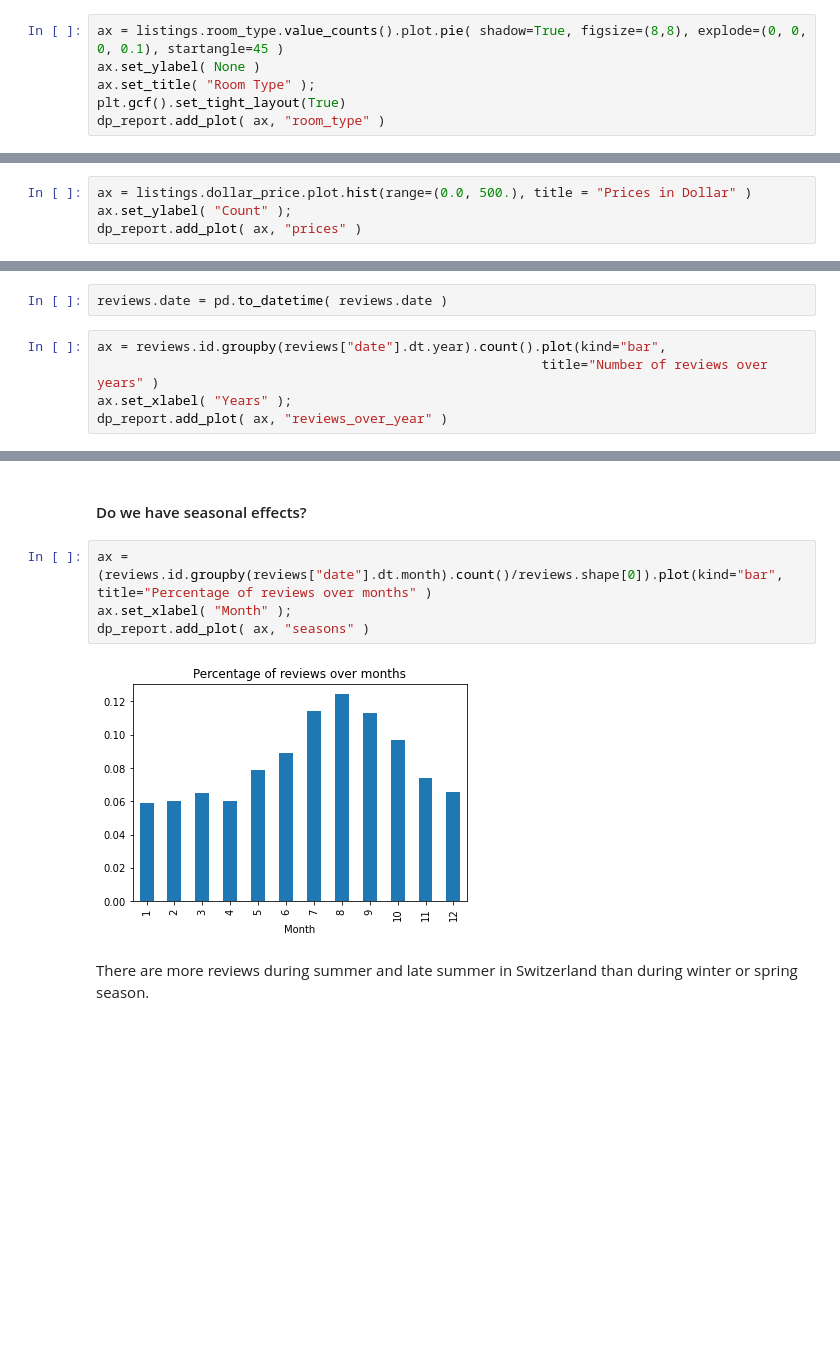
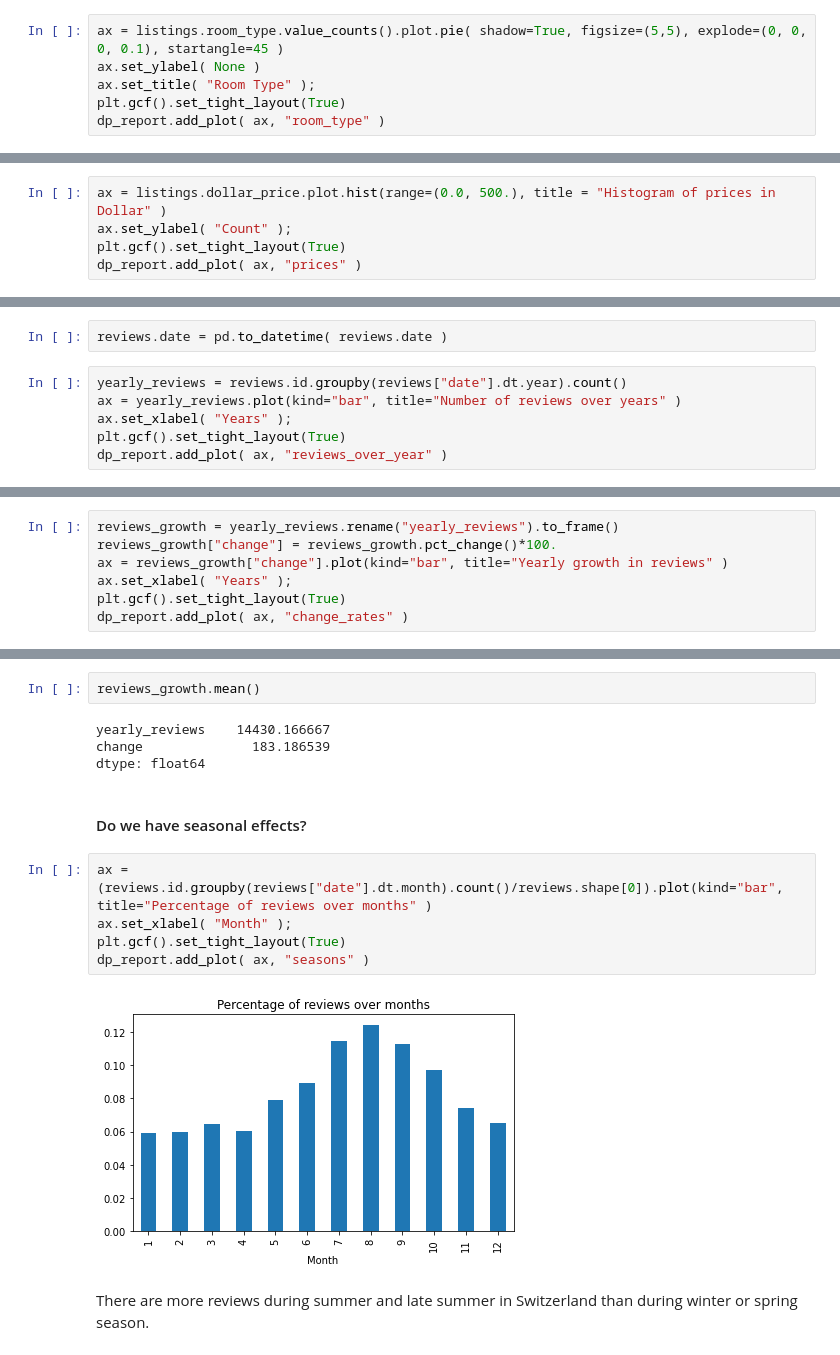
Before and after one commit to dchkeller/airbnbcase, a Jupyter notebook: airbnbcase.ipynb, the cells around one changed output, grey strips where cells are left out. Saved outputs shown, nothing was run; the diff lists cells and outputs as text; blank space fills up the shorter version.

```diff
--- a/airbnbcase.ipynb
+++ b/airbnbcase.ipynb
@@ -253,7 +253,7 @@ Name: room_type, dtype: float64
 # %% [markdown]
 Two thirds of the listings are entire homes. 29% are private rooms. Shared rooms and hotel rooms are negligible.
 # %%
-ax = listings.room_type.value_counts().plot.pie( shadow=True, figsize=(8,8), explode=(0, 0, 0, 0.1), startangle=45 )
+ax = listings.room_type.value_counts().plot.pie( shadow=True, figsize=(5,5), explode=(0, 0, 0, 0.1), startangle=45 )
 ax.set_ylabel( None )
 ax.set_title( "Room Type" );
 plt.gcf().set_tight_layout(True)
@@ -530,7 +530,8 @@ listings['dollar_price'].replace( 0.0, listings.dollar_price.mean(), inplace=Tru
 # %% [markdown]
 How are the prices distributed in the market?
 # %%
-ax = listings.dollar_price.plot.hist(range=(0.0, 500.), title = "Prices in Dollar" )
+ax = listings.dollar_price.plot.hist(range=(0.0, 500.), title = "Histogram of prices in Dollar" )
 ax.set_ylabel( "Count" );
+plt.gcf().set_tight_layout(True)
 dp_report.add_plot( ax, "prices" )
 # %% [output]
@@ -542,8 +543,9 @@ Reviews have grown since the beginning of the date-Series:
 # %%
 reviews.date = pd.to_datetime( reviews.date )
 # %%
-ax = reviews.id.groupby(reviews["date"].dt.year).count().plot(kind="bar",
-                                                         title="Number of reviews over years" )
+yearly_reviews = reviews.id.groupby(reviews["date"].dt.year).count()
+ax = yearly_reviews.plot(kind="bar", title="Number of reviews over years" )
 ax.set_xlabel( "Years" );
+plt.gcf().set_tight_layout(True)
 dp_report.add_plot( ax, "reviews_over_year" )
 # %% [output]
@@ -552,0 +557,7 @@ The highest number of reviews is in 2019. 2020 shows a massive reduction of revi
+# %%
+reviews_growth = yearly_reviews.rename("yearly_reviews").to_frame()
+reviews_growth["change"] = reviews_growth.pct_change()*100.
+ax = reviews_growth["change"].plot(kind="bar", title="Yearly growth in reviews" )
+ax.set_xlabel( "Years" );
+plt.gcf().set_tight_layout(True)
+dp_report.add_plot( ax, "change_rates" )
@@ -553,11 +568,18 @@ The highest number of reviews is in 2019. 2020 shows a massive reduction of revi
+# %%
+reviews_growth.mean()
+# %% [output]
+yearly_reviews    14430.166667
+change              183.186539
+dtype: float64
 # %% [markdown]
 #### Do we have seasonal effects?
 # %%
 ax = (reviews.id.groupby(reviews["date"].dt.month).count()/reviews.shape[0]).plot(kind="bar", title="Percentage of reviews over months" )
 ax.set_xlabel( "Month" );
+plt.gcf().set_tight_layout(True)
 dp_report.add_plot( ax, "seasons" )
 # %% [output]
-[figure, old version]
+[figure, new version]
 # %% [markdown]
 There are more reviews during summer and late summer in Switzerland than during winter or spring season.
 # %% [markdown]
```
Also changed, not shown: parts of 9 cells of this notebook.
